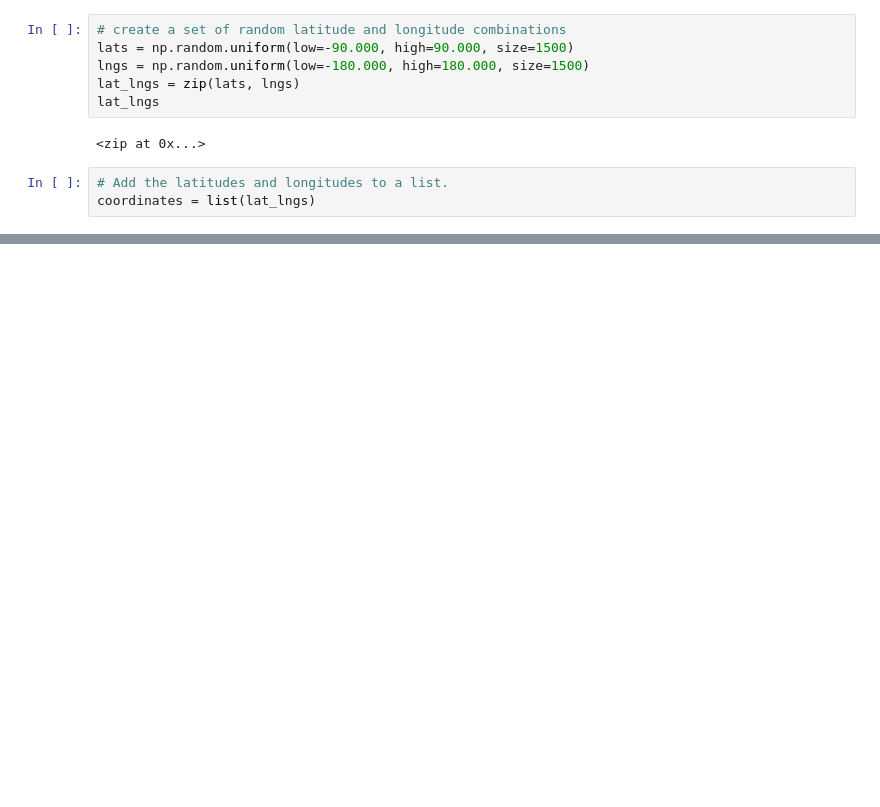
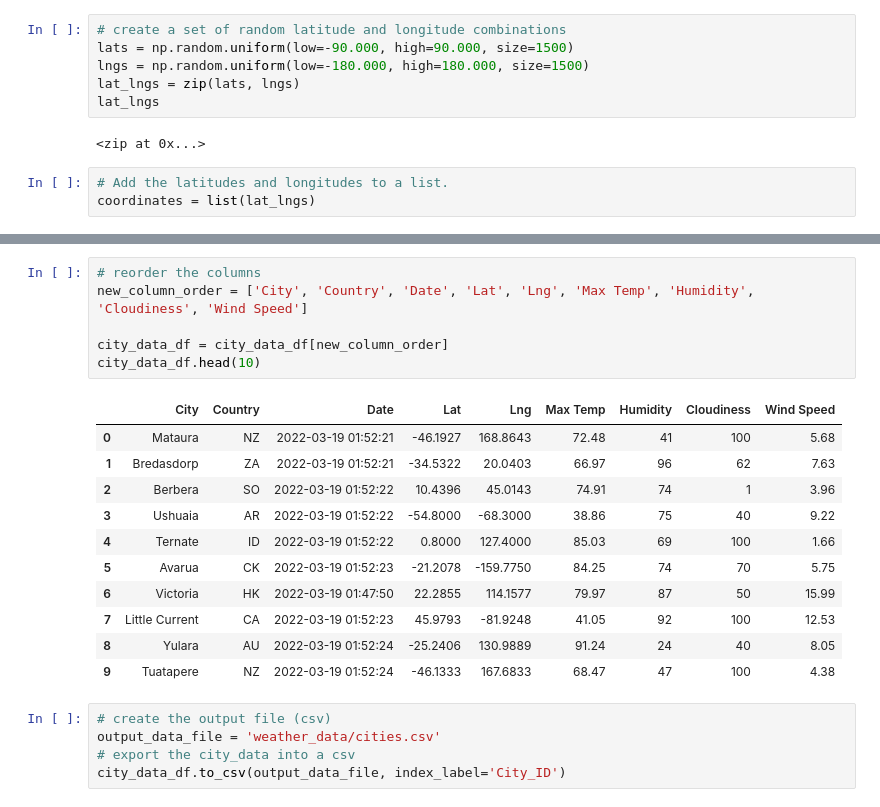
Before and after one commit to aKnownSaltMine/World_Weather_Analysis, a Jupyter notebook: WeatherPy.ipynb, the cells around one changed output, grey strips where cells are left out. Saved outputs shown, nothing was run; the diff lists cells and outputs as text; blank space fills up the shorter version.

Commit message:
comitting output file

```diff
--- a/WeatherPy.ipynb
+++ b/WeatherPy.ipynb
@@ -31,0 +134,23 @@ len(cities)
+# %%
+# reorder the columns
+new_column_order = ['City', 'Country', 'Date', 'Lat', 'Lng', 'Max Temp', 'Humidity', 'Cloudiness', 'Wind Speed']
+
+city_data_df = city_data_df[new_column_order]
+city_data_df.head(10)
+# %% [output]
+|  | City | Country | Date | Lat | Lng | Max Temp | Humidity | Cloudiness | Wind Speed |
+| 0 | Mataura | NZ | 2022-03-19 01:52:21 | -46.1927 | 168.8643 | 72.48 | 41 | 100 | 5.68 |
+| 1 | Bredasdorp | ZA | 2022-03-19 01:52:21 | -34.5322 | 20.0403 | 66.97 | 96 | 62 | 7.63 |
+| 2 | Berbera | SO | 2022-03-19 01:52:22 | 10.4396 | 45.0143 | 74.91 | 74 | 1 | 3.96 |
+| 3 | Ushuaia | AR | 2022-03-19 01:52:22 | -54.8000 | -68.3000 | 38.86 | 75 | 40 | 9.22 |
+| 4 | Ternate | ID | 2022-03-19 01:52:22 | 0.8000 | 127.4000 | 85.03 | 69 | 100 | 1.66 |
+| 5 | Avarua | CK | 2022-03-19 01:52:23 | -21.2078 | -159.7750 | 84.25 | 74 | 70 | 5.75 |
+| 6 | Victoria | HK | 2022-03-19 01:47:50 | 22.2855 | 114.1577 | 79.97 | 87 | 50 | 15.99 |
+| 7 | Little Current | CA | 2022-03-19 01:52:23 | 45.9793 | -81.9248 | 41.05 | 92 | 100 | 12.53 |
+| 8 | Yulara | AU | 2022-03-19 01:52:24 | -25.2406 | 130.9889 | 91.24 | 24 | 40 | 8.05 |
+| 9 | Tuatapere | NZ | 2022-03-19 01:52:24 | -46.1333 | 167.6833 | 68.47 | 47 | 100 | 4.38 |
+# %%
+# create the output file (csv)
+output_data_file = 'weather_data/cities.csv'
+# export the city_data into a csv
+city_data_df.to_csv(output_data_file, index_label='City_ID')
```
Also changed, not shown: parts of 5 cells of this notebook, 1 other file.
